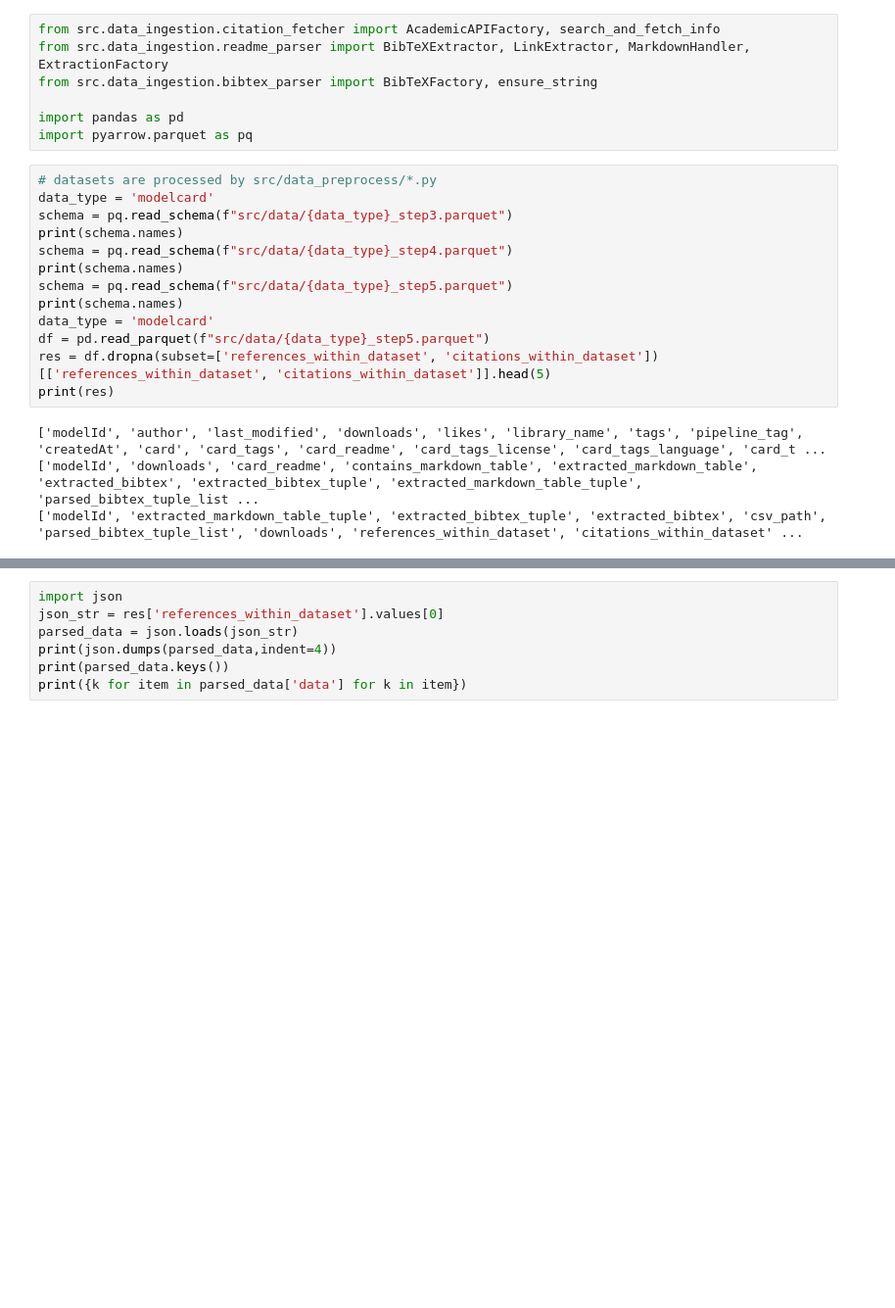
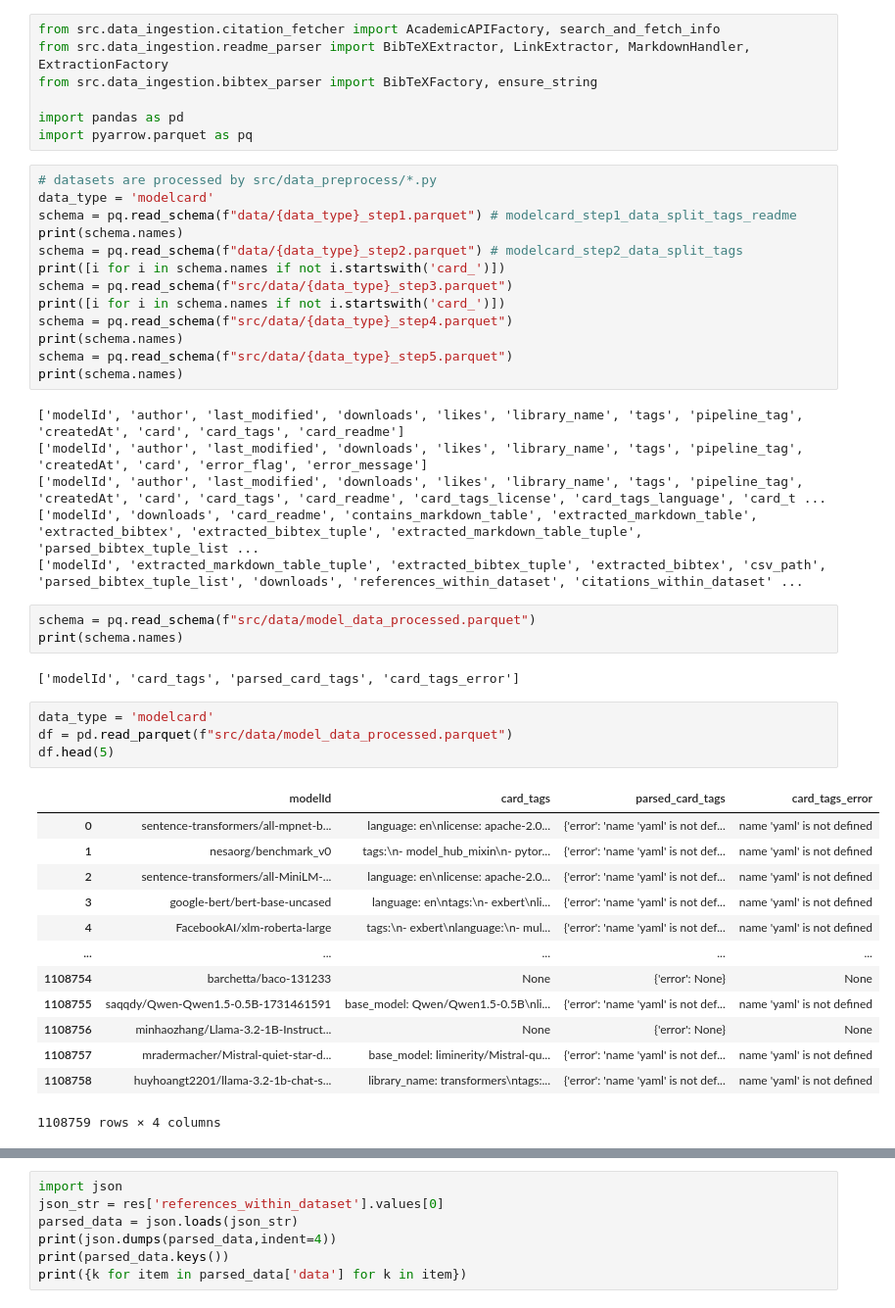
Before and after one commit to RJMillerLab/ModelTables, a Jupyter notebook: dataset_processed.ipynb, the cells around one changed output, grey strips where cells are left out. Shown at 98% size. Cells and saved outputs as stored; diff of their text form; blank space fills up the shorter version.

Commit message:
Sort pipeline code from previous analysis

```diff
--- a/dataset_processed.ipynb
+++ b/dataset_processed.ipynb
@@ -55,17 +57,42 @@ import pyarrow.parquet as pq
 # %%
 # datasets are processed by src/data_preprocess/*.py
 data_type = 'modelcard'
+schema = pq.read_schema(f"data/{data_type}_step1.parquet") # modelcard_step1_data_split_tags_readme
+print(schema.names)
+schema = pq.read_schema(f"data/{data_type}_step2.parquet") # modelcard_step2_data_split_tags
+print([i for i in schema.names if not i.startswith('card_')])
 schema = pq.read_schema(f"src/data/{data_type}_step3.parquet")
-print(schema.names)
+print([i for i in schema.names if not i.startswith('card_')])
 schema = pq.read_schema(f"src/data/{data_type}_step4.parquet")
 print(schema.names)
 schema = pq.read_schema(f"src/data/{data_type}_step5.parquet")
 print(schema.names)
-data_type = 'modelcard'
-df = pd.read_parquet(f"src/data/{data_type}_step5.parquet")
-res = df.dropna(subset=['references_within_dataset', 'citations_within_dataset'])[['references_within_dataset', 'citations_within_dataset']].head(5)
-print(res)
 # %% [output]
+['modelId', 'author', 'last_modified', 'downloads', 'likes', 'library_name', 'tags', 'pipeline_tag', 'createdAt', 'card', 'card_tags', 'card_readme']
+['modelId', 'author', 'last_modified', 'downloads', 'likes', 'library_name', 'tags', 'pipeline_tag', 'createdAt', 'card', 'error_flag', 'error_message']
 ['modelId', 'author', 'last_modified', 'downloads', 'likes', 'library_name', 'tags', 'pipeline_tag', 'createdAt', 'card', 'card_tags', 'card_readme', 'card_tags_license', 'card_tags_language', 'card_t ...
 ['modelId', 'downloads', 'card_readme', 'contains_markdown_table', 'extracted_markdown_table', 'extracted_bibtex', 'extracted_bibtex_tuple', 'extracted_markdown_table_tuple', 'parsed_bibtex_tuple_list ...
 ['modelId', 'extracted_markdown_table_tuple', 'extracted_bibtex_tuple', 'extracted_bibtex', 'csv_path', 'parsed_bibtex_tuple_list', 'downloads', 'references_within_dataset', 'citations_within_dataset' ...
+# %%
+schema = pq.read_schema(f"src/data/model_data_processed.parquet")
+print(schema.names)
+# %% [output]
+['modelId', 'card_tags', 'parsed_card_tags', 'card_tags_error']
+# %%
+data_type = 'modelcard'
+df = pd.read_parquet(f"src/data/model_data_processed.parquet")
+df.head(5)
+# %% [output]
+|  | modelId | card_tags | parsed_card_tags | card_tags_error |
+| 0 | sentence-transformers/all-mpnet-b... | language: en\nlicense: apache-2.0... | {'error': 'name 'yaml' is not def... | name 'yaml' is not defined |
+| 1 | nesaorg/benchmark_v0 | tags:\n- model_hub_mixin\n- pytor... | {'error': 'name 'yaml' is not def... | name 'yaml' is not defined |
+| 2 | sentence-transformers/all-MiniLM-... | language: en\nlicense: apache-2.0... | {'error': 'name 'yaml' is not def... | name 'yaml' is not defined |
+| 3 | google-bert/bert-base-uncased | language: en\ntags:\n- exbert\nli... | {'error': 'name 'yaml' is not def... | name 'yaml' is not defined |
+| 4 | FacebookAI/xlm-roberta-large | tags:\n- exbert\nlanguage:\n- mul... | {'error': 'name 'yaml' is not def... | name 'yaml' is not defined |
+| ... | ... | ... | ... | ... |
+| 1108754 | barchetta/baco-131233 | None | {'error': None} | None |
+| 1108755 | saqqdy/Qwen-Qwen1.5-0.5B-1731461591 | base_model: Qwen/Qwen1.5-0.5B\nli... | {'error': 'name 'yaml' is not def... | name 'yaml' is not defined |
+| 1108756 | minhaozhang/Llama-3.2-1B-Instruct... | None | {'error': None} | None |
+| 1108757 | mradermacher/Mistral-quiet-star-d... | base_model: liminerity/Mistral-qu... | {'error': 'name 'yaml' is not def... | name 'yaml' is not defined |
+| 1108758 | huyhoangt2201/llama-3.2-1b-chat-s... | library_name: transformers\ntags:... | {'error': 'name 'yaml' is not def... | name 'yaml' is not defined |
+1108759 rows × 4 columns
```
Also changed, not shown: parts of 2 cells of this notebook, 11 other files.
